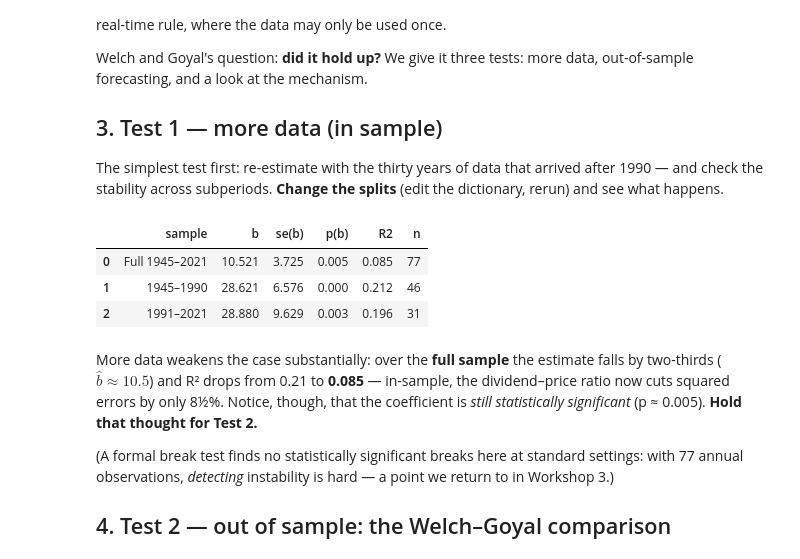
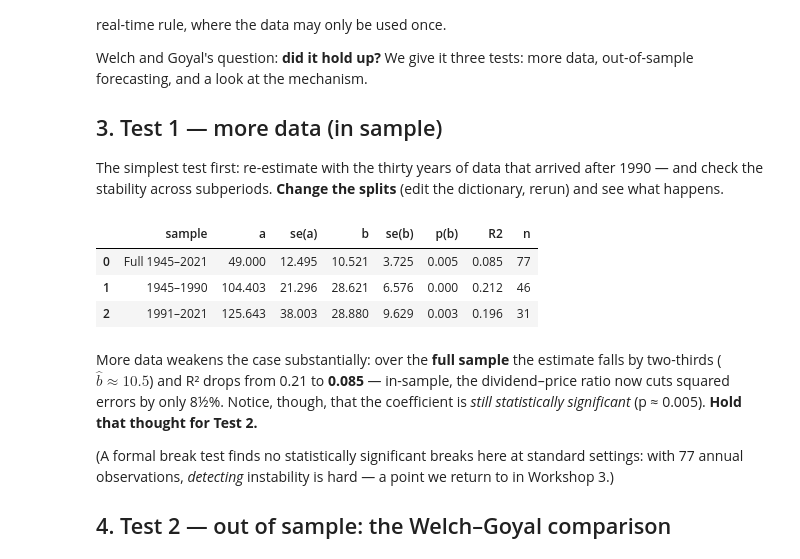
Before and after one commit to mortentabor/structural-change-seminar, a Jupyter notebook: notebooks/04-return-predictability.ipynb, the cells around one changed output. Saved outputs shown, nothing was run; the diff lists cells and outputs as text; code cells hidden in the pictures.

```diff
--- a/notebooks/04-return-predictability.ipynb
+++ b/notebooks/04-return-predictability.ipynb
@@ -104,21 +104,23 @@ The simplest test first: re-estimate with the thirty years of data that arrived
 # %%
 SUBSAMPLES = {
     "Full 1945\u20132021": (1945, 2021),
     "1945\u20131990":      (1945, 1990),
     "1991\u20132021":      (1991, 2021),
 }
 
 rows = []
 for name, (start, end) in SUBSAMPLES.items():
     r = fit_rp(rp.loc[start:end])
-    rows.append({"sample": name, "b": r.params["log_dp"], "se(b)": r.bse["log_dp"],
+    rows.append({"sample": name,
+                 "a": r.params["const"], "se(a)": r.bse["const"],
+                 "b": r.params["log_dp"], "se(b)": r.bse["log_dp"],
                  "p(b)": r.pvalues["log_dp"], "R2": r.rsquared, "n": int(r.nobs)})
 pd.DataFrame(rows).round(3)
 # %% [output]
-|  | sample | b | se(b) | p(b) | R2 | n |
-| 0 | Full 1945–2021 | 10.521 | 3.725 | 0.005 | 0.085 | 77 |
-| 1 | 1945–1990 | 28.621 | 6.576 | 0.000 | 0.212 | 46 |
-| 2 | 1991–2021 | 28.880 | 9.629 | 0.003 | 0.196 | 31 |
+|  | sample | a | se(a) | b | se(b) | p(b) | R2 | n |
+| 0 | Full 1945–2021 | 49.000 | 12.495 | 10.521 | 3.725 | 0.005 | 0.085 | 77 |
+| 1 | 1945–1990 | 104.403 | 21.296 | 28.621 | 6.576 | 0.000 | 0.212 | 46 |
+| 2 | 1991–2021 | 125.643 | 38.003 | 28.880 | 9.629 | 0.003 | 0.196 | 31 |
 # %% [markdown]
 More data weakens the case substantially: over the **full sample** the estimate falls by two-thirds ($\hat{b} \approx 10.5$) and R² drops from 0.21 to **0.085** — in-sample, the dividend–price ratio now cuts squared errors by only 8½%. Notice, though, that the coefficient is *still statistically significant* (p ≈ 0.005). **Hold that thought for Test 2.**
 
```
Also changed, not shown: parts of 1 cell of this notebook.
